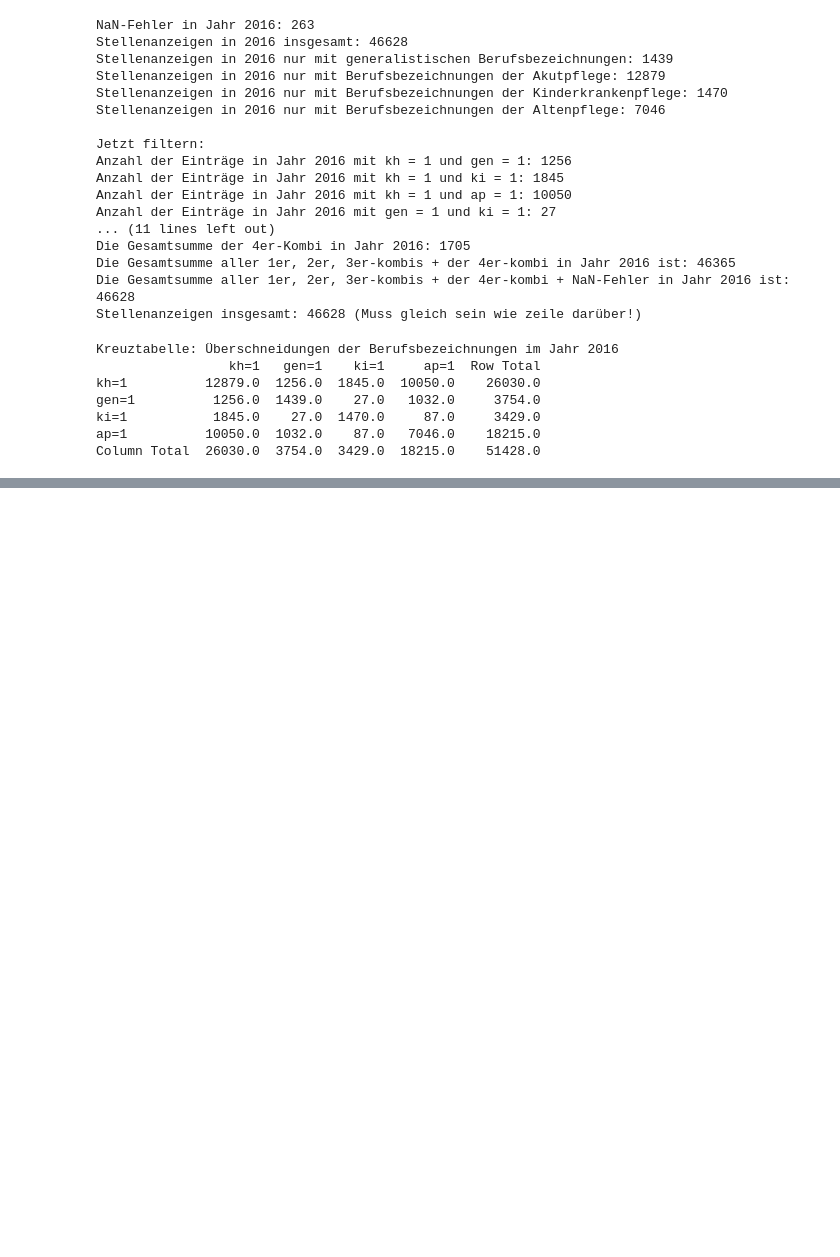
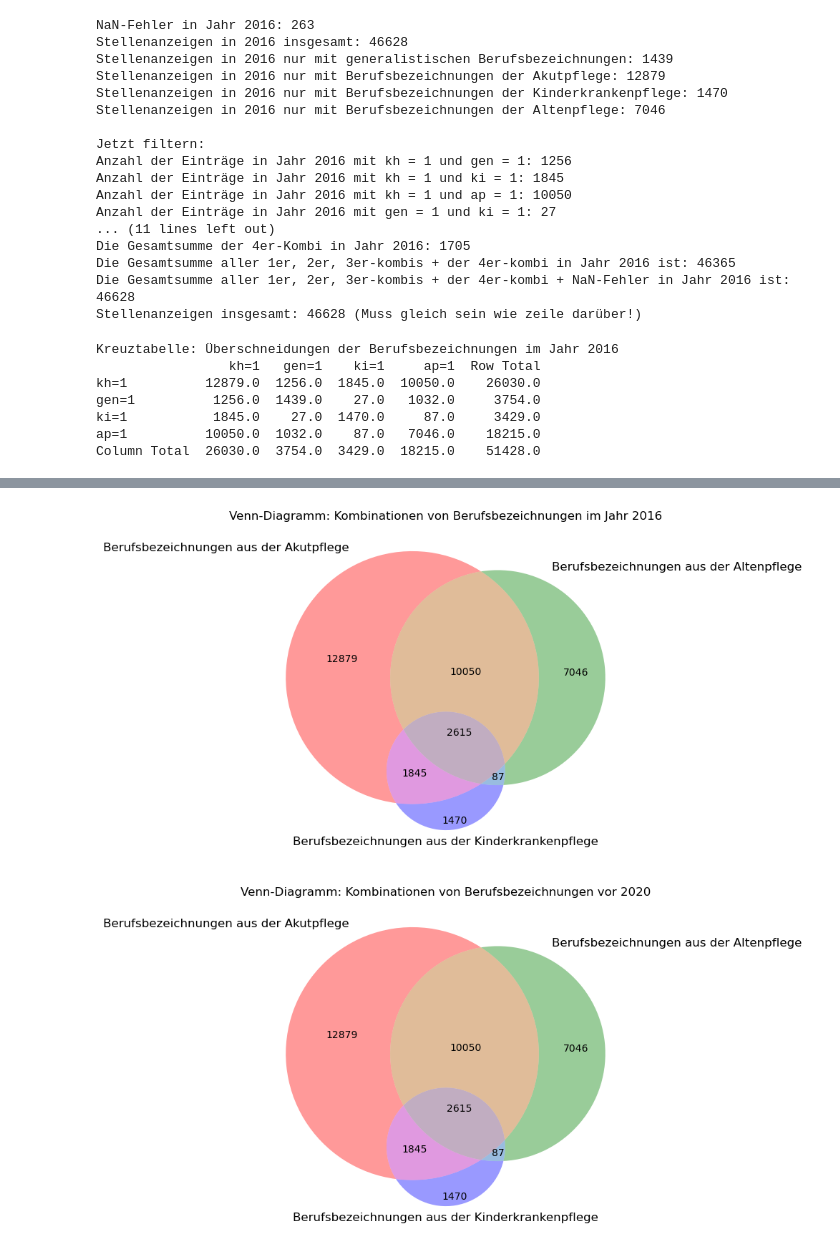
Before and after one commit to jabr-he/stea, a Jupyter notebook: run_prod_allyears.ipynb, the cells around one changed output, grey strips where cells are left out. Drawn from its saved outputs; the diff is of its cells as text; code cells hidden in the pictures; blank space fills up the shorter version.

```diff
--- a/run_prod_allyears.ipynb
+++ b/run_prod_allyears.ipynb
@@ -223,6 +235,13 @@ count_kh_ap_sub = 0
 count_kh_post = 0
 count_ap_post = 0
 count_kh_post_sub = 0
+count_kh_gen_ki_sub = 0
+count_kh_gen_ap_sub = 0
+count_kh_ki_ap_sub = 0
+count_gen_ki_ap_sub = 0
+count_gen_ki_ap_kh_sub = 0
+count_all_oza_sub = 0
+
 count_ki_post = 0
 count_kh_ki_post = 0
 count_ki_ap_post = 0
@@ -231,14 +250,26 @@ count_kh_ap_post = 0
 count_gen_sub = 0
 count_kh_gen_sub = 0
 count_kh_ap_sub = 0
-for year in years:
+count_gen_ki_sub = 0
+count_gen_ki_post = 0
+count_gen_ap_sub = 0
+count_gen_ap_post = 0
+count_kh_gen_ki_post = 0
+count_kh_gen_ap_post = 0
+count_kh_ki_ap_post = 0
+count_gen_ki_ap_post = 0
+count_gen_ki_ap_kh_post = 0
+count_all_oza_post = 0
+int_years = list(map(int, years))
+for yearint in int_years:
+    year = str(yearint)
     fig, ax = plt.subplots(figsize=(8, 6))  # Erstelle ein einzelnes Subplot
     venn3(
         subsets=(
-            count_kh[year],  # Nur kh
-            count_ap[year],  # Nur gen
+            count_kh_oza[year],  # Nur kh
+            count_ap_oza[year],  # Nur gen
             count_kh_ap[year],  # kh & gen
-            count_ki[year],  # Nur ki
+            count_ki_oza[year],  # Nur ki
             count_kh_ki[year],  # kh & ki
             count_ki_ap[year],  # gen & ki
             count_kh_ki_ap[year]  # kh & gen & ki
@@ -248,31 +279,41 @@ for year in years:
     )
     ax.set_title(f"Venn-Diagramm: Kombinationen von Berufsbezeichnungen im Jahr {year}")
     plt.show()
-    if year < 2020:
-        count_kh_sub += count_kh[year]
-        count_ap_sub += count_ap[year]
+    if yearint < 2020:
+        count_kh_sub += count_kh_oza[year]
+        count_ap_sub += count_ap_oza[year]
         count_kh_ki_sub += count_kh_ki[year]
-        count_ki_sub += count_ki[year]
-        count_kh_ki_sub += count_kh_ki[year]
+        count_ki_sub += count_ki_oza[year]
         count_ki_ap_sub += count_ki_ap[year]
         count_kh_ki_ap_sub += count_kh_ki_ap[year]
         count_kh_ap_sub += count_kh_ap[year]
-        count_gen_sub += count_gen[year]
+        count_gen_sub += count_gen_oza[year]
         count_kh_gen_sub += count_kh_gen[year]
-        count_kh_ap_sub += count_kh_ap[year]
-    if year >= 2020:
-        count_kh_post += count_kh[year]
-        count_ap_post += count_ap[year]
-        count_kh_ki_post += count_kh_ki[year]
-        count_ki_post += count_ki[year]
+        count_gen_ki_sub += count_gen_ki[year]
+        count_gen_ap_sub += count_gen_ap[year]
+        count_kh_gen_ki_sub += count_kh_gen_ki[year]
+        count_kh_gen_ap_sub += count_kh_gen_ap[year]
+        count_gen_ki_ap_sub += count_gen_ki_ap[year]
+        count_gen_ki_ap_kh_sub += count_gen_ki_ap_kh[year]
+        count_all_oza_sub += count_all_oza[year]
+    if yearint >= 2020:
+        count_kh_post += count_kh_oza[year]
+        count_ap_post += count_ap_oza[year]
+        count_ki_post += count_ki_oza[year]
         count_kh_ki_post += count_kh_ki[year]
         count_ki_ap_post += count_ki_ap[year]
         count_kh_ki_ap_post += count_kh_ki_ap[year]
-        count_kh_ap_post += count_kh_post[year]
-        count_gen_post += count_gen[year]
+        count_kh_ap_post += count_kh_ap[year]
+        count_gen_post += count_gen_oza[year]
         count_kh_gen_post += count_kh_gen[year]
-        count_kh_ap_post += count_kh_ap[year]
-if count_kh_sub < 1:
+        count_gen_ki_post += count_gen_ki[year]
+        count_gen_ap_post += count_gen_ap[year]
+        count_kh_gen_ki_post += count_kh_gen_ki[year]
+        count_kh_gen_ap_post += count_kh_gen_ap[year]
+        count_gen_ki_ap_post += count_gen_ki_ap[year]
+        count_gen_ki_ap_kh_post += count_gen_ki_ap_kh[year]
+        count_all_oza_post += count_all_oza[year]
+if count_kh_sub >= 1:
     fig, ax = plt.subplots(figsize=(8, 6))  # Erstelle ein einzelnes Subplot
     venn3(
         subsets=(
@@ -311,3 +351,5 @@ ImportError: cannot import name 'LoadFlags' from 'matplotlib.ft2font' (/opt/anac
+[figure, added]
+[figure, added]
 # %%
 # für pre-2020 + für post-2020 + einmal nur für 2023 (ab da gibts Generalisten)
 # Zuerst Abfragen, welche Jahre in years-Liste sind!
```
Also changed, not shown: parts of 7 cells of this notebook.
